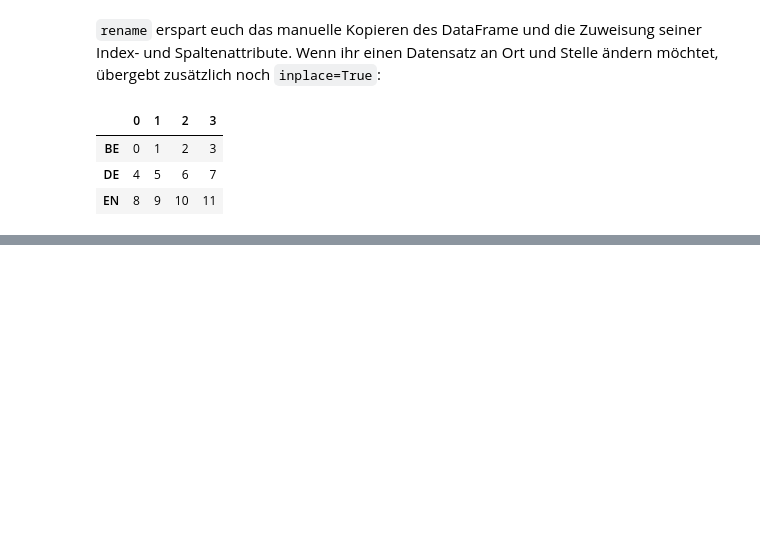
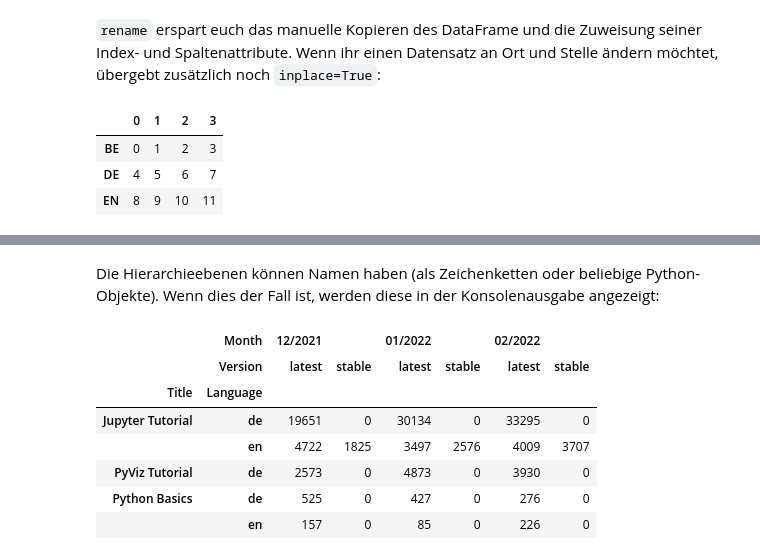
Before and after one commit to veit/jupyter-tutorial-de, a Jupyter notebook: docs/workspace/pandas/indexing.ipynb, the cells around one changed output, grey strips where cells are left out. Cells and saved outputs as stored; diff of their text form; code cells hidden in the pictures; blank space fills up the shorter version.

```diff
--- a/docs/workspace/pandas/indexing.ipynb
+++ b/docs/workspace/pandas/indexing.ipynb
@@ -304,0 +403,22 @@ df3
+# %%
+version_hits = [[19651,0,30134,0,33295,0],
+                [4722,1825,3497,2576,4009,3707],
+                [2573,0,4873,0,3930,0],
+                [525,0,427,0,276,0],
+                [157,0,85,0,226,0]]
+
+df = pd.DataFrame(version_hits,
+                  index=[['Jupyter Tutorial',
+                          'Jupyter Tutorial',
+                          'PyViz Tutorial',
+                          'Python Basics',
+                          'Python Basics'],
+                         ['de', 'en', 'de', 'de', 'en']],
+                  columns=[['12/2021', '12/2021',
+                            '01/2022', '01/2022',
+                            '02/2022', '02/2022'],
+                           ['latest', 'stable',
+                            'latest', 'stable',
+                            'latest', 'stable']])
+
+df
@@ -304,0 +433,16 @@ df3
+# %% [markdown]
+Die Hierarchieebenen können Namen haben (als Zeichenketten oder beliebige Python-Objekte). Wenn dies der Fall ist, werden diese in der Konsolenausgabe angezeigt:
+# %%
+df.index.names = ['Title', 'Language']
+df.columns.names = ['Month', 'Version']
+
+df
+# %% [output]
+|  | Month | 12/2021 |  | 01/2022 |  | 02/2022 |  |
+|  | Version | latest | stable | latest | stable | latest | stable |
+| Title | Language |  |  |  |  |  |  |
+| Jupyter Tutorial | de | 19651 | 0 | 30134 | 0 | 33295 | 0 |
+|  | en | 4722 | 1825 | 3497 | 2576 | 4009 | 3707 |
+| PyViz Tutorial | de | 2573 | 0 | 4873 | 0 | 3930 | 0 |
+| Python Basics | de | 525 | 0 | 427 | 0 | 276 | 0 |
+|  | en | 157 | 0 | 85 | 0 | 226 | 0 |
```
Also changed, not shown: parts of 47 cells of this notebook, 2 other files.
